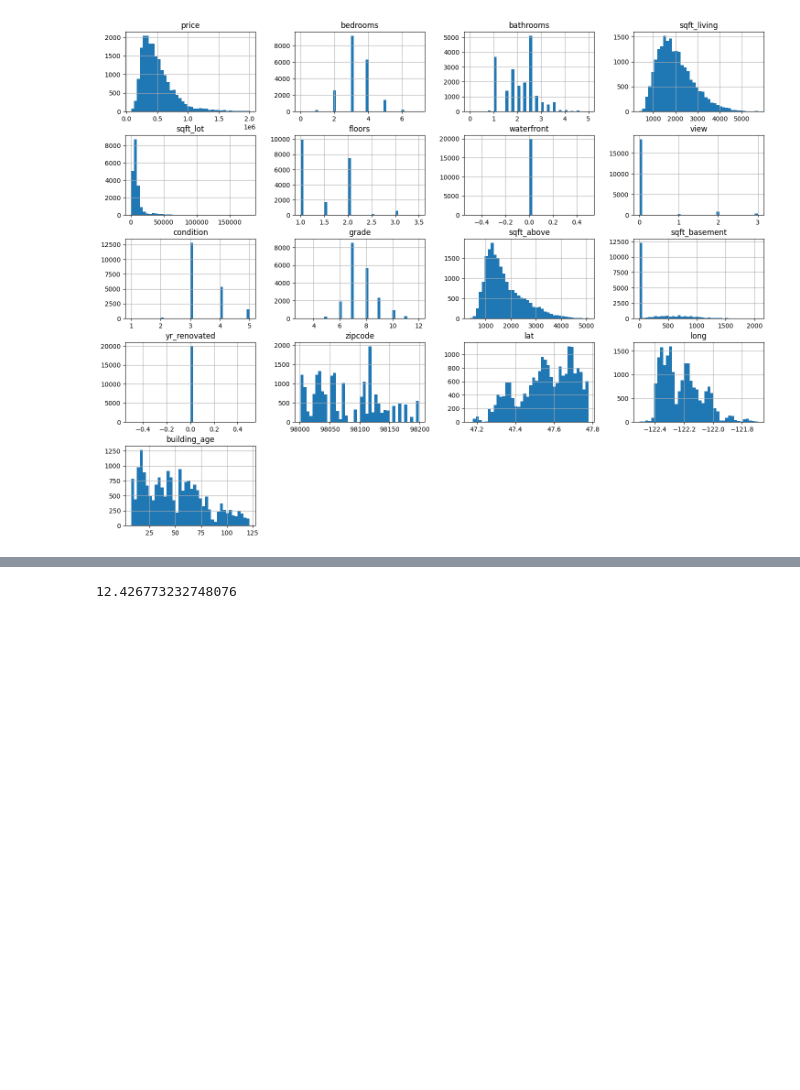
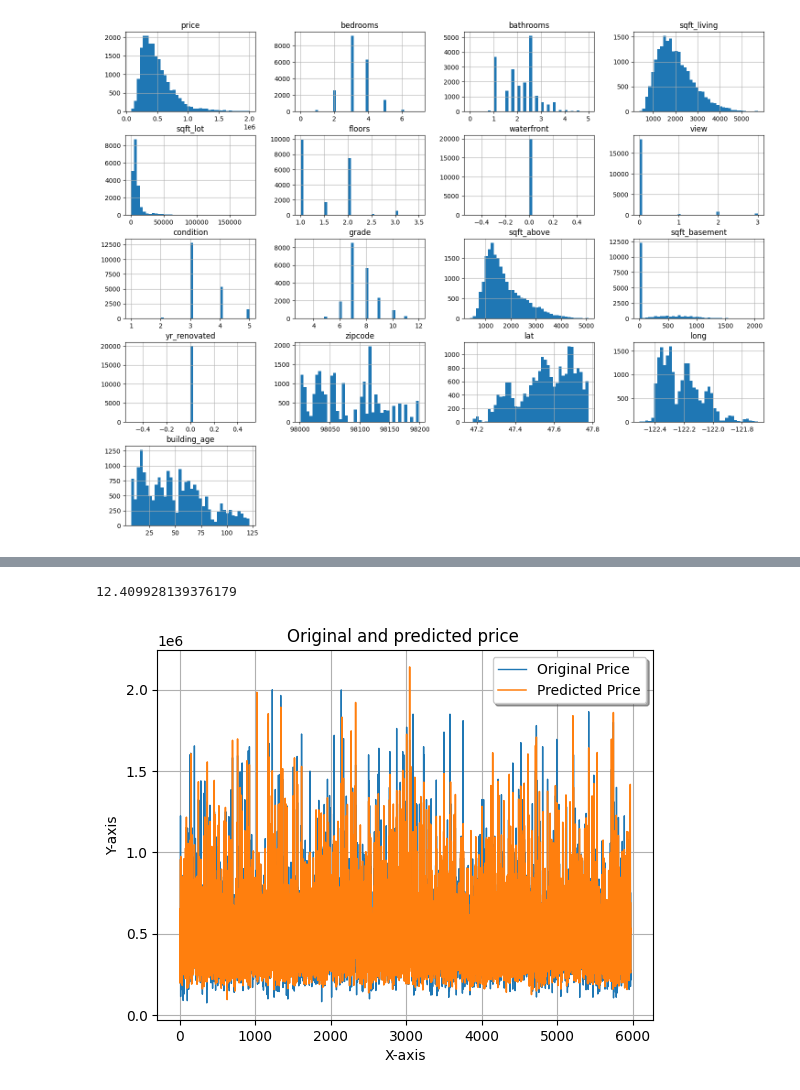
Before and after one commit to IT-IPZ31/house_prices, a Jupyter notebook: house_prices.ipynb, the cells around one changed output, grey strips where cells are left out. Saved outputs shown, nothing was run; the diff lists cells and outputs as text; code cells hidden in the pictures; blank space fills up the shorter version.

```diff
--- a/house_prices.ipynb
+++ b/house_prices.ipynb
@@ -198,4 +210,16 @@ test.head()
 # %%
-test['PERCENT_ERROR'].mean()
+test['percent_error'].mean()
 # %% [output]
-12.426773232748076
+12.409928139376179
+# %%
+x_ax = range(len(y_test))
+plt.plot(x_ax, y_test, linewidth=1, label="Original Price")
+plt.plot(x_ax, test["predicted_price"], linewidth=1.1, label="Predicted Price")
+plt.title("Original and predicted price ")
+plt.xlabel('X-axis')
+plt.ylabel('Y-axis')
+plt.legend(loc='best',fancybox=True, shadow=True)
+plt.grid(True)
+plt.show()
+# %% [output]
+[figure, added]
```
Also changed, not shown: parts of 8 cells of this notebook.
